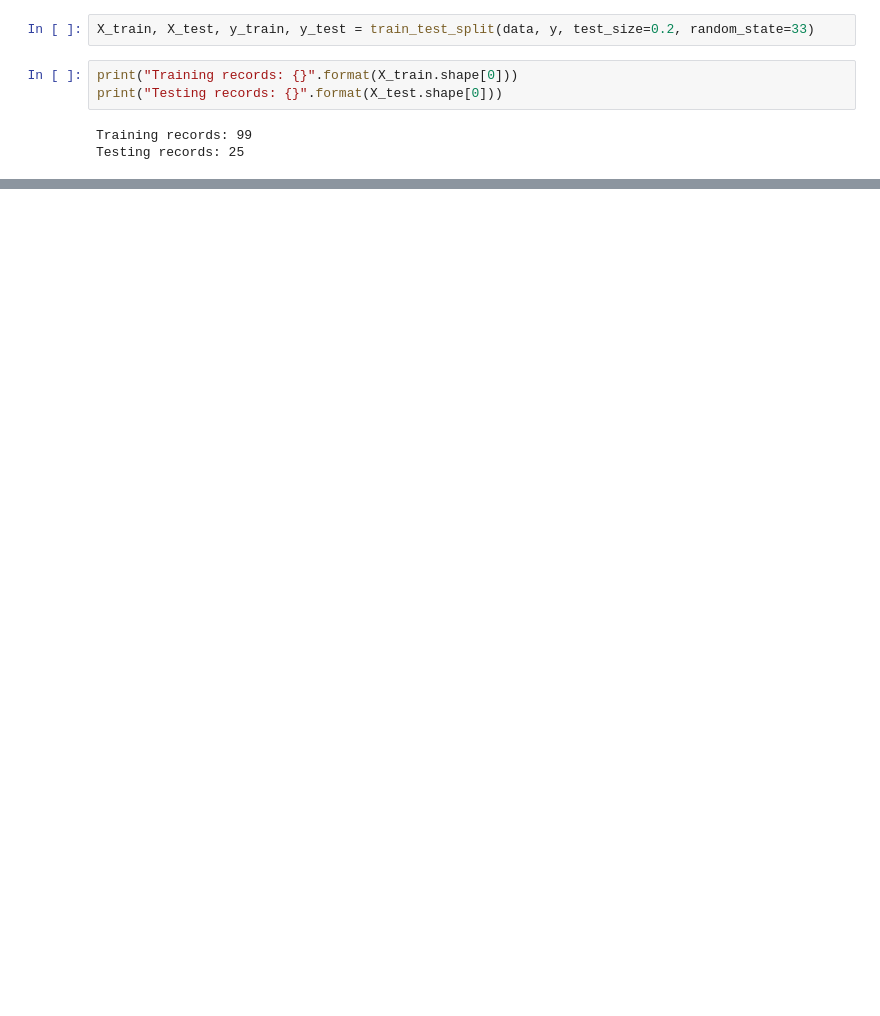
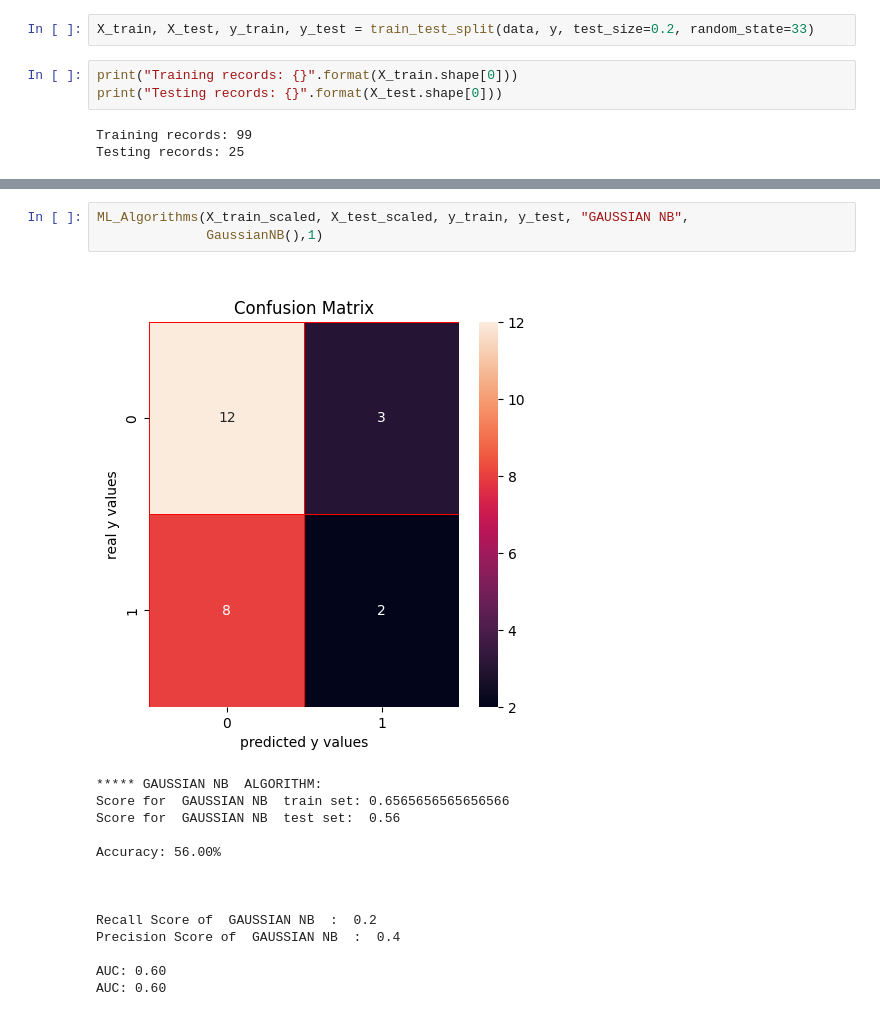
Before and after one commit to ozgecanmuyanli/autism-repo, a Jupyter notebook: mutluDataset_classification.ipynb, the cells around one changed output, grey strips where cells are left out. Saved outputs shown, nothing was run; the diff lists cells and outputs as text; blank space fills up the shorter version.

```diff
--- a/mutluDataset_classification.ipynb
+++ b/mutluDataset_classification.ipynb
@@ -127,0 +441,18 @@ Accuracy: 48.00%
+# %%
+ML_Algorithms(X_train_scaled, X_test_scaled, y_train, y_test, "GAUSSIAN NB",
+              GaussianNB(),1)
+# %% [output]
+[figure, added]
+***** GAUSSIAN NB  ALGORITHM:
+Score for  GAUSSIAN NB  train set: 0.6565656565656566
+Score for  GAUSSIAN NB  test set:  0.56
+
+Accuracy: 56.00%
+
+
+
+Recall Score of  GAUSSIAN NB  :  0.2
+Precision Score of  GAUSSIAN NB  :  0.4
+
+AUC: 0.60
+AUC: 0.60
```
Also changed, not shown: parts of 61 cells of this notebook, 1 other file.
